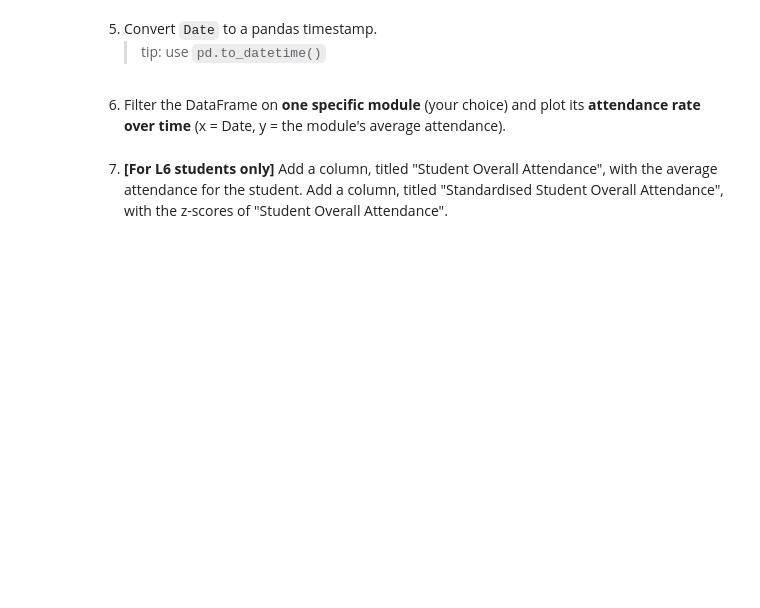
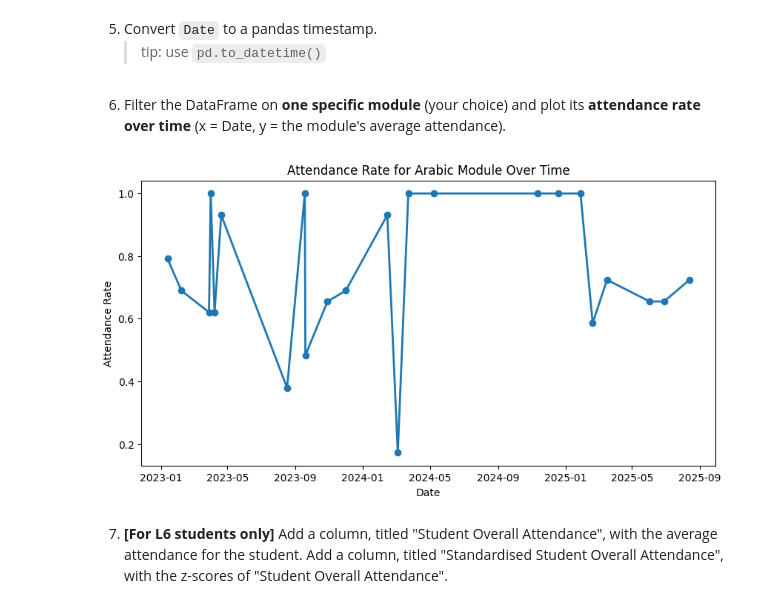
Before and after one commit to Ikra261/Attendance-Summative, a Jupyter notebook: summative1-1.ipynb, the cells around one changed output. Saved outputs shown, nothing was run; the diff lists cells and outputs as text; code cells hidden in the pictures; blank space fills up the shorter version.

```diff
--- a/summative1-1.ipynb
+++ b/summative1-1.ipynb
@@ -73,3 +77,4 @@ By completing this assessment, you will demonstrate your ability to:
 # %%
 # your code here
-...
+attendance = pd.read_csv('attendance_anonymised-1.csv')
+attendance.head()
@@ -82,4 +139,4 @@ By completing this assessment, you will demonstrate your ability to:
 3. Drop the `Planned End Date` column.
 # %%
 # your code here
-...
+attendance.drop('Planned End Date', axis=1, inplace=True)
@@ -103,19 +169,49 @@ By completing this assessment, you will demonstrate your ability to:
    | Negative Marks         | NotAttended     |
    | Usage Code             | Attendance Code |
 # %%
-# your code here
-...
+# your code here rename columns
+attendance.rename(columns=
+                  {'Person Code': 'Person code',
+                   'Unit Instance Code' : 'Module Code',
+                   'Calocc Code' : 'Year',
+                   'Surname' : 'Surname',
+                   'Forename' : 'Forename',
+                   'Long Description' : 'Module Name',
+                   'Register Evengt ID': 'Event ID',
+                   'Object ID' : 'Object ID',
+                   'Register Event Slot ID' : 'Event Slot ID',
+                   'Planned Start Date' : 'Date',
+                   'is Positive' : 'Has Attended',
+                   'Postive Marks': 'Attended',
+                   'Negative Marks' : 'NotAttended',
+                   'Usage Code' : 'Attended Code'}, inplace=True)
 # %% [markdown]
 5. Convert `Date` to a pandas timestamp.
    > tip: use `pd.to_datetime()`
 # %%
 # your code here
-...
+attendance['Date'] = pd.to_datetime(attendance['Date'])
 # %% [markdown]
 6. Filter the DataFrame on **one specific module** (your choice) and plot its **attendance rate over time**
    (x = Date, y = the module's average attendance).
 # %%
-# your code here
-...
+# Filtering data for Arabic module only
+Arabic_attendance = attendance[attendance['Module Name'] == 'Arabic']
+
+
+#Calculating rate over time where x is date and y is module average attendance
+attendance_rate = (Arabic_attendance.groupby('Date')['Attended'].mean())
+
+#plot attendance rate over time
+import matplotlib.pyplot as plt
+
+plt.figure(figsize=(10, 5))
+plt.plot(attendance_rate.index, attendance_rate.values, marker='o', linestyle='-', linewidth=2)
+plt.title('Attendance Rate for Arabic Module Over Time')
+plt.xlabel('Date')
+plt.ylabel('Attendance Rate')
+plt.show()
+# %% [output]
+[figure, added]
 # %% [markdown]
 7. **[For L6 students only]** Add a column, titled "Student Overall Attendance", with the average attendance for the student. Add a column, titled "Standardised Student Overall Attendance", with the z-scores of "Student Overall Attendance".
```
Also changed, not shown: parts of 8 cells of this notebook.
